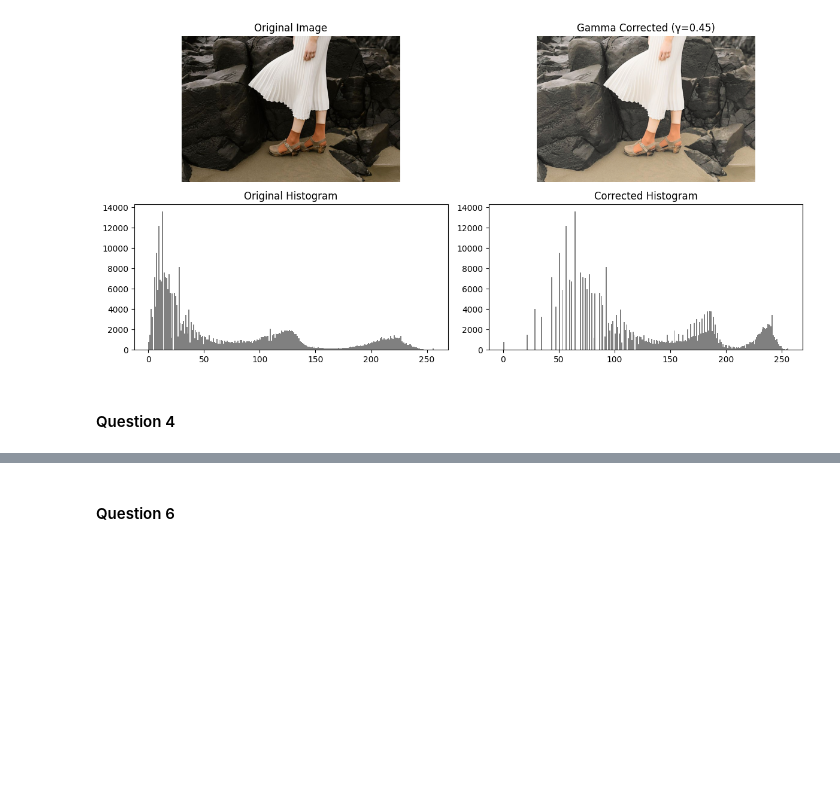
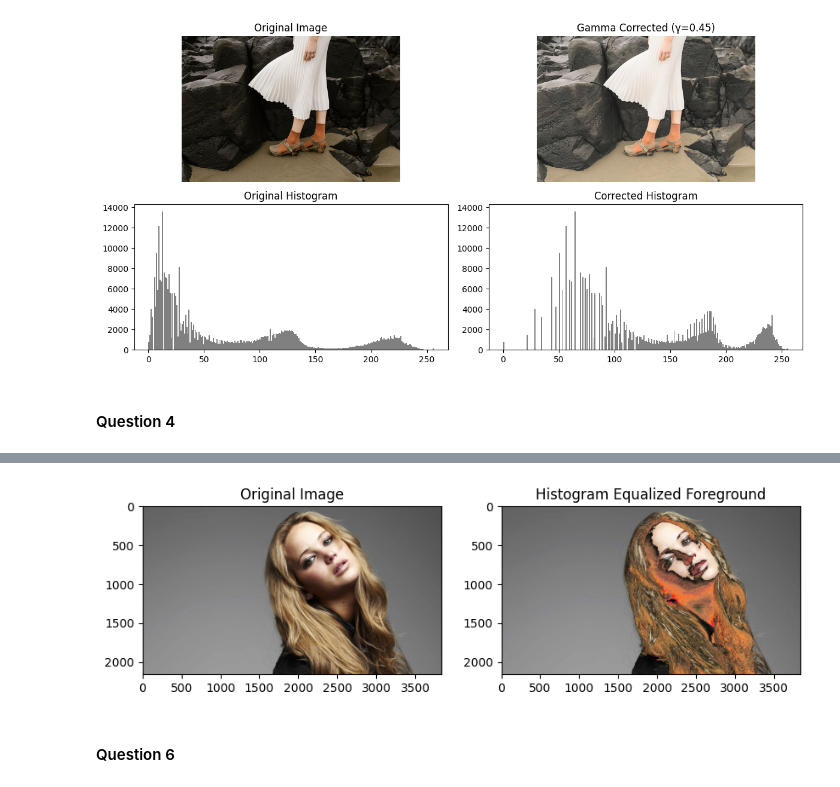
Before and after one commit to pramodiperera/IT5437, a Jupyter notebook: code.ipynb, the cells around one changed output, grey strips where cells are left out. Cells and saved outputs as stored; diff of their text form; code cells hidden in the pictures; blank space fills up the shorter version.

```diff
--- a/code.ipynb
+++ b/code.ipynb
@@ -165,2 +211,49 @@ plt.show()
+# %%
+# (a) Load image and split into HSV planes
+img = cv.imread('images/jeniffer.jpg')
+hsv = cv.cvtColor(img, cv.COLOR_BGR2HSV)
+h, s, v = cv.split(hsv)
+
+# Display HSV planes
+plt.figure(figsize=(12,4))
+plt.subplot(1,3,1); plt.imshow(h, cmap='gray'); plt.title('Hue')
+plt.subplot(1,3,2); plt.imshow(s, cmap='gray'); plt.title('Saturation')
+plt.subplot(1,3,3); plt.imshow(v, cmap='gray'); plt.title('Value')
+plt.show()
+
+# (b) Threshold to extract foreground (example: using value plane)
+_, mask = cv.threshold(v, 150, 255, cv.THRESH_BINARY)  # adjust 128 if needed
+
+# Display mask
+plt.imshow(mask, cmap='gray'); plt.title('Foreground Mask'); plt.show()
+# %%
+# (c) Extract foreground using mask
+foreground = cv.bitwise_and(v, v, mask=mask)
+
+# Compute histogram of foreground
+hist = cv.calcHist([foreground], [0], mask, [256], [0,256])
+
+# (d) Cumulative sum
+cdf = hist.cumsum()
+cdf_normalized = cdf * 255 / cdf[-1]  # normalize to 0-255
+
+# (e) Histogram equalization on foreground
+foreground_eq = cv.LUT(foreground, cdf_normalized.astype('uint8'))
+
+# (f) Combine with background
+background = cv.bitwise_and(v, v, mask=cv.bitwise_not(mask))
+result_v = cv.add(background, foreground_eq)
+
+# Merge back HSV
+result_hsv = cv.merge([h, s, result_v])
+result_img = cv.cvtColor(result_hsv, cv.COLOR_HSV2BGR)
+
+# Show original and result
+plt.figure(figsize=(10,5))
+plt.subplot(1,2,1); plt.imshow(cv.cvtColor(img, cv.COLOR_BGR2RGB)); plt.title('Original Image')
+plt.subplot(1,2,2); plt.imshow(cv.cvtColor(result_img, cv.COLOR_BGR2RGB)); plt.title('Histogram Equalized Foreground')
+plt.show()
+# %% [output]
+[figure, added]
 # %% [markdown]
 #### Question 6
```
Also changed, not shown: parts of 11 cells of this notebook.
